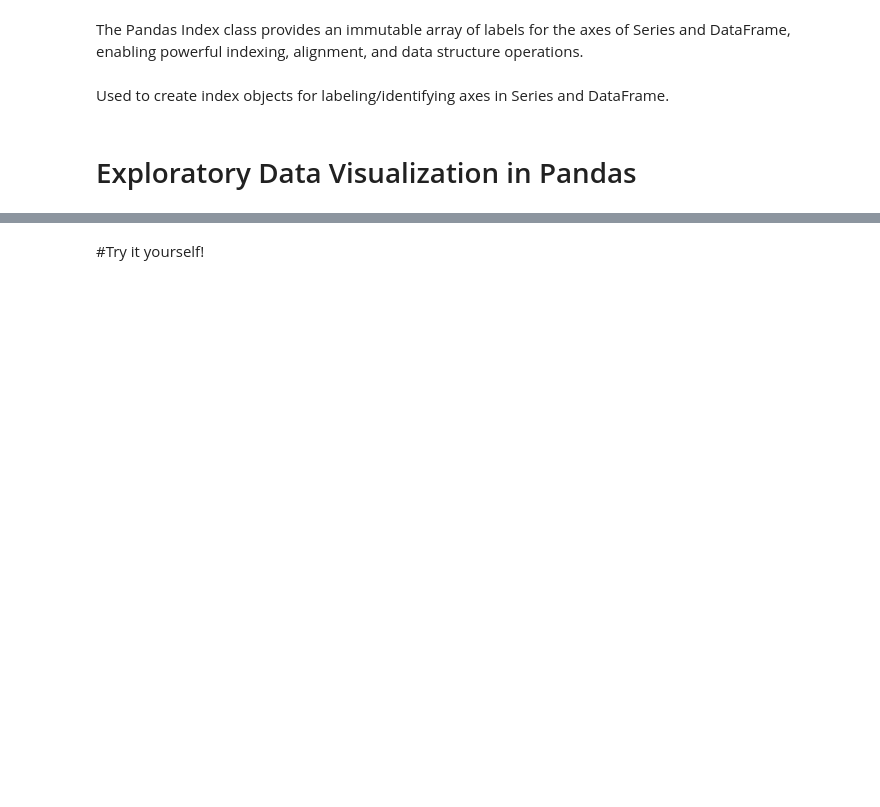
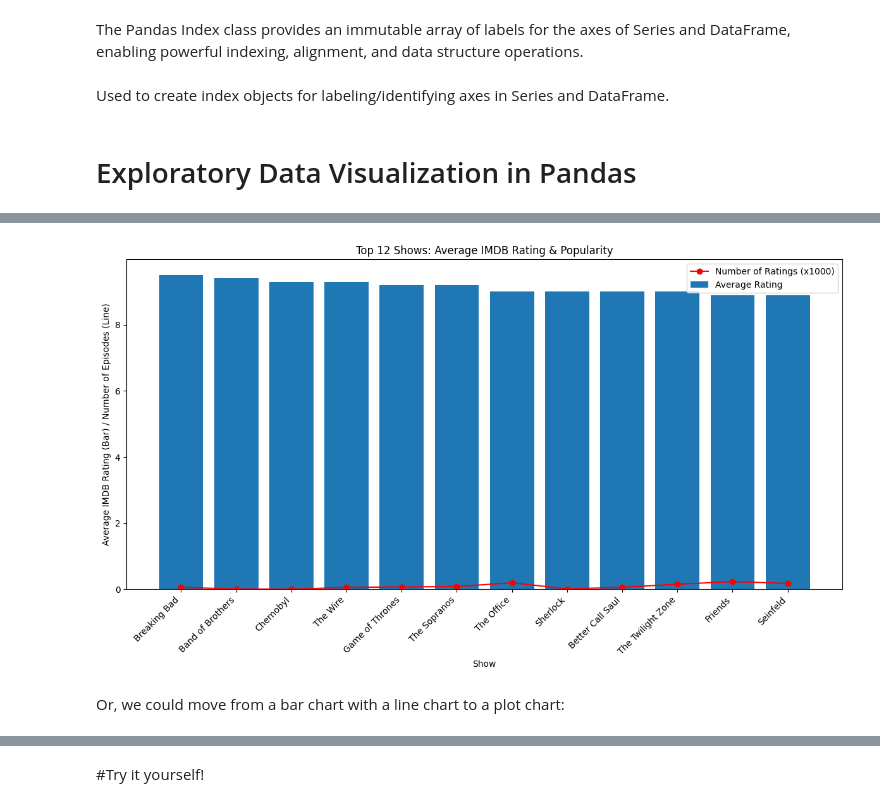
Before and after one commit to CDSUChicago/pandas-1, a Jupyter notebook: intro_pandas_1.ipynb, the cells around one changed output, grey strips where cells are left out. Drawn from its saved outputs; the diff is of its cells as text; code cells hidden in the pictures; blank space fills up the shorter version.

```diff
--- a/intro_pandas_1.ipynb
+++ b/intro_pandas_1.ipynb
@@ -305,3 +441,30 @@ plt.show()
+# %%
+import matplotlib.pyplot as plt
+import pandas as pd
+
+tv_shows['shows'] = tv_shows['shows'].astype(str).str.replace('"', '').str.strip()
+tv_shows['imdb_rating'] = pd.to_numeric(tv_shows['imdb_rating'], errors='coerce')
+tv_shows['no_of_episodes'] = pd.to_numeric(tv_shows['no_of_episodes'], errors='coerce')  # if you have this column
+
+shows_summary = tv_shows.groupby('shows').agg({
+    'imdb_rating': 'mean',
+    'no_of_episodes': 'sum'   # or 'mean' if appropriate
+}).sort_values('imdb_rating', ascending=False)
+
+plt.figure(figsize=(12,7))
+plt.bar(shows_summary.index[:12], shows_summary['imdb_rating'][:12], color='tab:blue', label='Average Rating')
+plt.plot(shows_summary.index[:12], shows_summary['no_of_episodes'][:12] / 1000, color='red', marker='o', label='Number of Ratings (x1000)')
+plt.xlabel('Show')
+plt.ylabel('Average IMDB Rating (Bar) / Number of Episodes (Line)')
+plt.title('Top 12 Shows: Average IMDB Rating & Popularity')
+plt.xticks(rotation=45, ha='right')
+plt.legend()
+plt.tight_layout()
+plt.show()
+# %% [output]
+[figure, added]
+# %% [markdown]
+Or, we could move from a bar chart with a line chart to a plot chart:
 # %%
 plt.figure(figsize=(8,6))
 tv_shows.boxplot(column='imdb_rating', by='shows')
```
Also changed, not shown: parts of 20 cells of this notebook.
